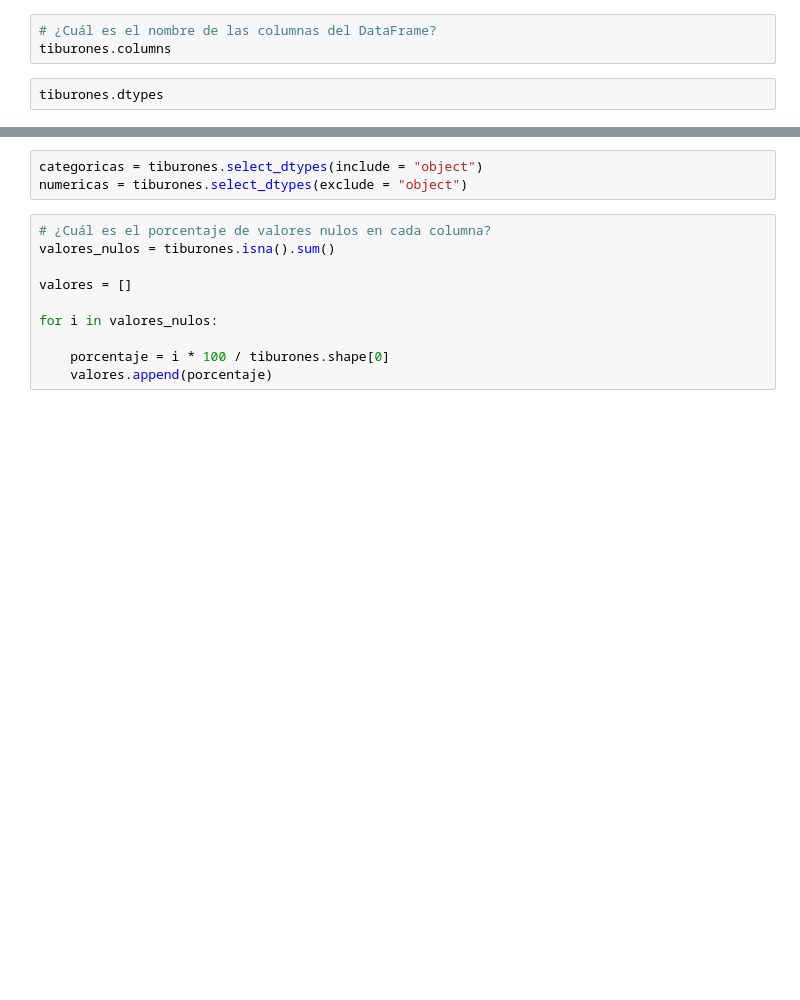
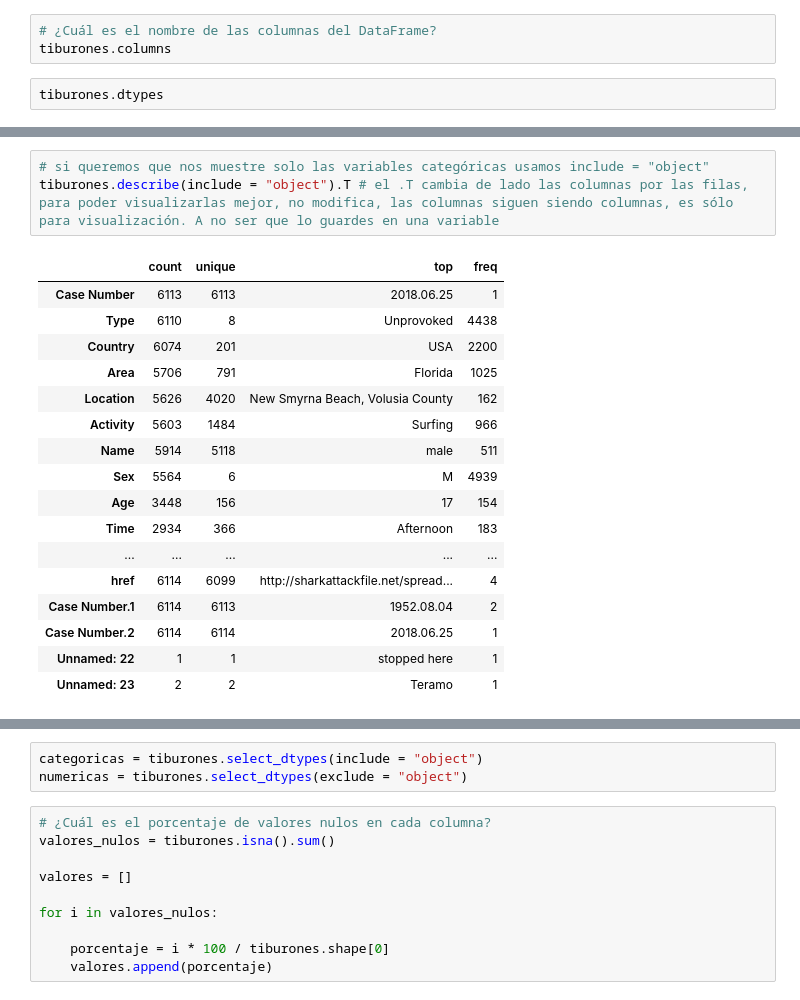
Before and after one commit to Adalab/DA-promo-b-mod-2-sprint-1-Maria-Lucia, a Jupyter notebook: pair-1-pandasIII.ipynb, the cells around one changed output, grey strips where cells are left out. Cells and saved outputs as stored; diff of their text form; blank space fills up the shorter version.

```diff
--- a/pair-1-pandasIII.ipynb
+++ b/pair-1-pandasIII.ipynb
@@ -28,0 +53,21 @@ tiburones.describe()
+# %%
+# si queremos que nos muestre solo las variables categóricas usamos include = "object"
+tiburones.describe(include = "object").T # el .T cambia de lado las columnas por las filas, para poder visualizarlas mejor, no modifica, las columnas siguen siendo columnas, es sólo para visualización. A no ser que lo guardes en una variable
+# %% [output]
+|  | count | unique | top | freq |
+| Case Number | 6113 | 6113 | 2018.06.25 | 1 |
+| Type | 6110 | 8 | Unprovoked | 4438 |
+| Country | 6074 | 201 | USA | 2200 |
+| Area | 5706 | 791 | Florida | 1025 |
+| Location | 5626 | 4020 | New Smyrna Beach, Volusia County | 162 |
+| Activity | 5603 | 1484 | Surfing | 966 |
+| Name | 5914 | 5118 | male | 511 |
+| Sex | 5564 | 6 | M | 4939 |
+| Age | 3448 | 156 | 17 | 154 |
+| Time | 2934 | 366 | Afternoon | 183 |
+| ... | ... | ... | ... | ... |
+| href | 6114 | 6099 | http://sharkattackfile.net/spread... | 4 |
+| Case Number.1 | 6114 | 6113 | 1952.08.04 | 2 |
+| Case Number.2 | 6114 | 6114 | 2018.06.25 | 1 |
+| Unnamed: 22 | 1 | 1 | stopped here | 1 |
+| Unnamed: 23 | 2 | 2 | Teramo | 1 |
```
Also changed, not shown: parts of 3 cells of this notebook, 1 other file.
